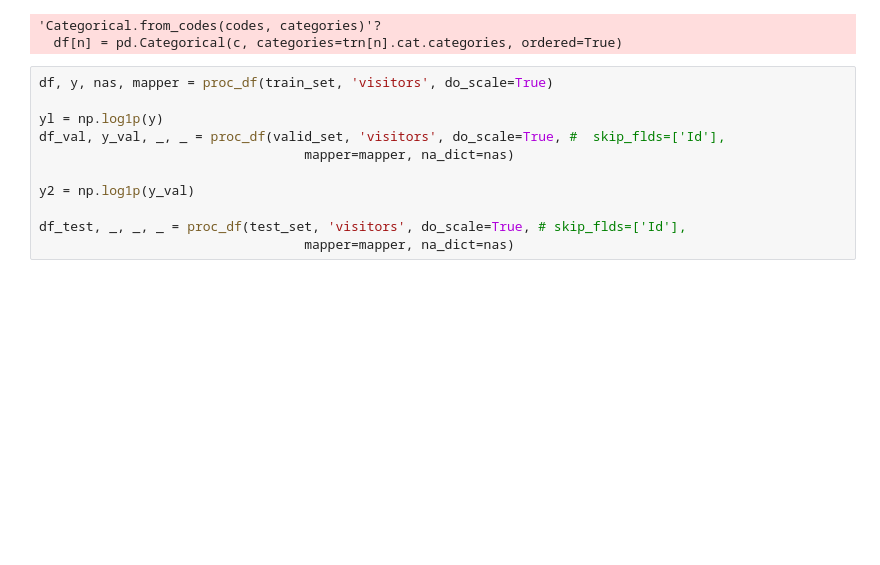
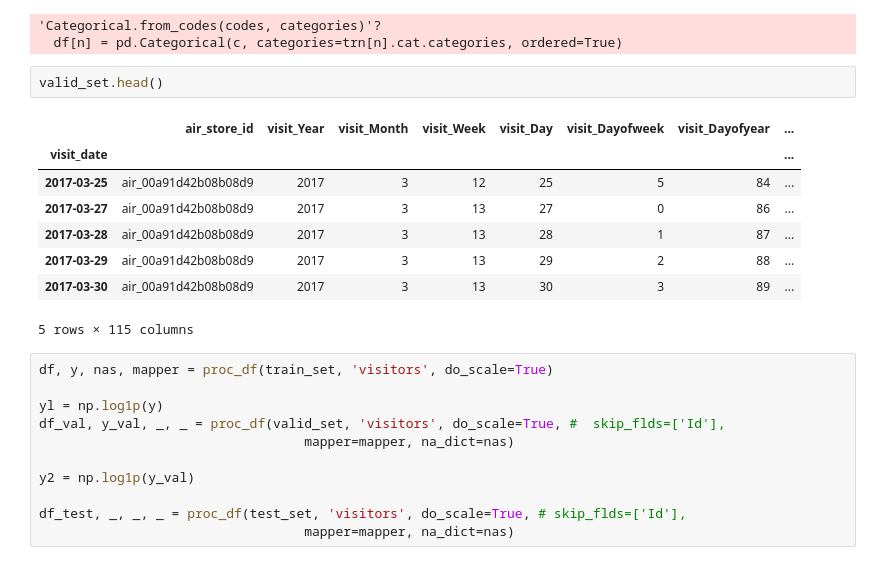
Before and after one commit to xiaochuan-du/ml_utils, a Jupyter notebook: proj/floyd/MLproject.ipynb, the cells around one changed output. Cells and saved outputs as stored; diff of their text form; blank space fills up the shorter version.

```diff
--- a/proj/floyd/MLproject.ipynb
+++ b/proj/floyd/MLproject.ipynb
@@ -212,6 +298,17 @@ test_set = test_set.set_index("visit_date")
 # %% [output]
 'Categorical.from_codes(codes, categories)'?
   df[n] = pd.Categorical(c, categories=trn[n].cat.categories, ordered=True)
+# %%
+valid_set.head()
+# %% [output]
+|  | air_store_id | visit_Year | visit_Month | visit_Week | visit_Day | visit_Dayofweek | visit_Dayofyear | ... |
+| visit_date |  |  |  |  |  |  |  | ... |
+| 2017-03-25 | air_00a91d42b08b08d9 | 2017 | 3 | 12 | 25 | 5 | 84 | ... |
+| 2017-03-27 | air_00a91d42b08b08d9 | 2017 | 3 | 13 | 27 | 0 | 86 | ... |
+| 2017-03-28 | air_00a91d42b08b08d9 | 2017 | 3 | 13 | 28 | 1 | 87 | ... |
+| 2017-03-29 | air_00a91d42b08b08d9 | 2017 | 3 | 13 | 29 | 2 | 88 | ... |
+| 2017-03-30 | air_00a91d42b08b08d9 | 2017 | 3 | 13 | 30 | 3 | 89 | ... |
+5 rows × 115 columns
 # %%
 df, y, nas, mapper = proc_df(train_set, 'visitors', do_scale=True)
 
```
Also changed, not shown: parts of 27 cells of this notebook, 1 other file.
